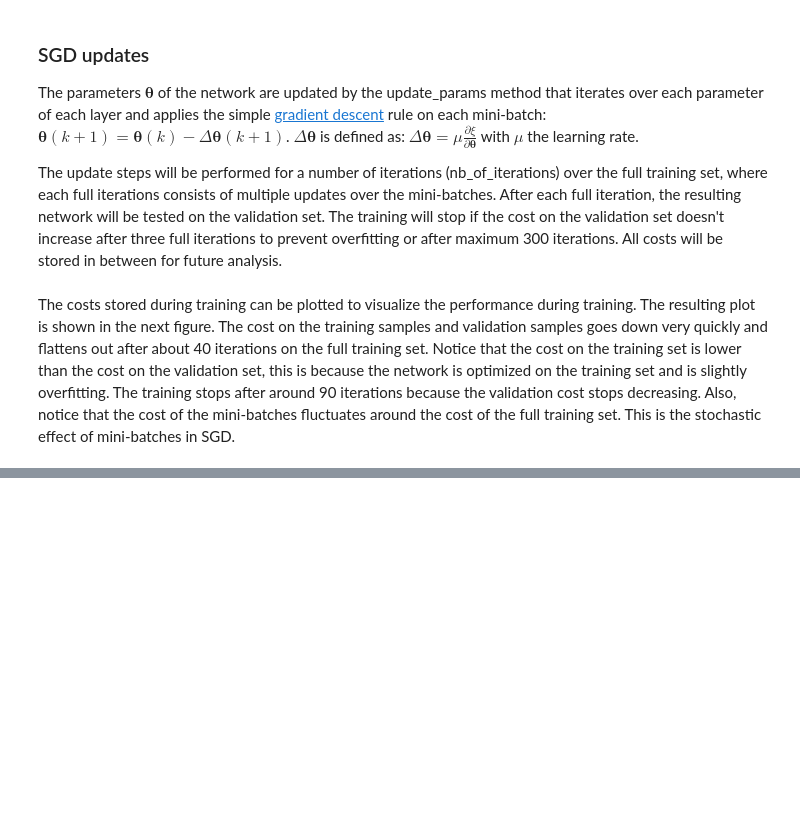
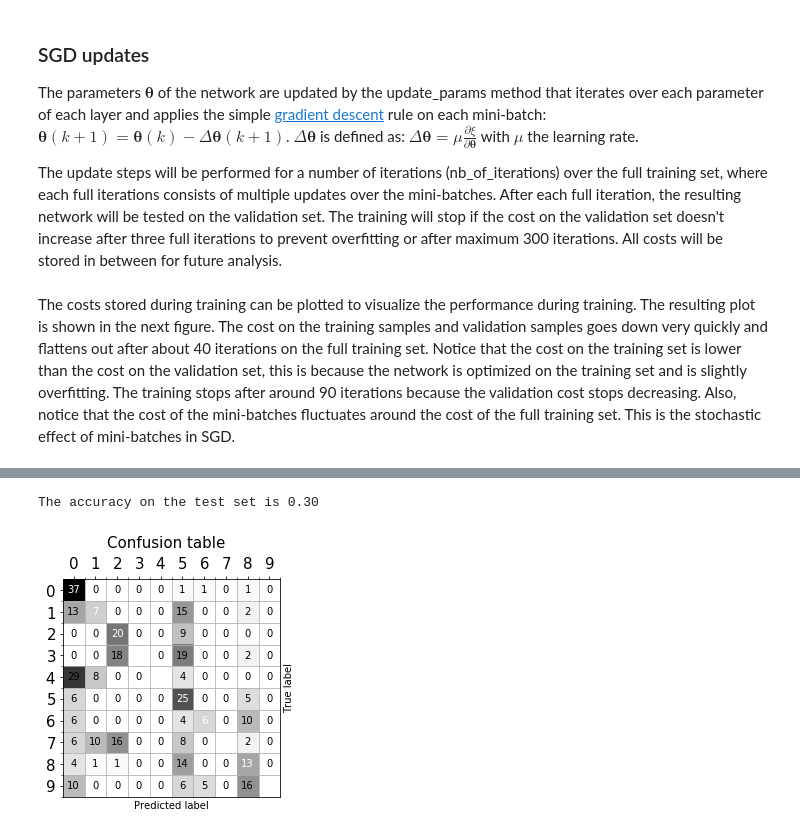
Before and after one commit to TarrySingh/Artificial-Intelligence-Deep-Learning-Machine-Learning-Tutorials, a Jupyter notebook: deep-learning/Generelizing Mutiple Layers.ipynb, the cells around one changed output, grey strips where cells are left out. Drawn from its saved outputs; the diff is of its cells as text; code cells hidden in the pictures; blank space fills up the shorter version.

Commit message:
Generelizing Multiple Layers in Neural Network

```diff
--- a/deep-learning/Generelizing Mutiple Layers.ipynb
+++ b/deep-learning/Generelizing Mutiple Layers.ipynb
@@ -332,7 +334,7 @@ def update_params(layers, param_grads, learning_rate):
     by gradient descent with the given learning rate.
     """
     for layer, layer_backprop_grads in zip(layers, param_grads):
-        for param, grad in itertools.zip(layer.get_params_iter(), layer_backprop_grads):
+        for param, grad in itertools.zip_longest(layer.get_params_iter(), layer_backprop_grads):
             # The parameter returned by the iterator point to the memory space of
             #  the original layer and can thus be modified inplace.
             param -= learning_rate * grad  # Update each parameter
@@ -392,0 +406,43 @@ plt.show()
+# %%
+# Get results of test data
+y_true = np.argmax(T_test, axis=1)  # Get the target outputs
+activations = forward_step(X_test, layers)  # Get activation of test samples
+y_pred = np.argmax(activations[-1], axis=1)  # Get the predictions made by the network
+test_accuracy = metrics.accuracy_score(y_true, y_pred)  # Test set accuracy
+print('The accuracy on the test set is {:.2f}'.format(test_accuracy))
+# %% [output]
+The accuracy on the test set is 0.30
+# %%
+# Show confusion table
+conf_matrix = metrics.confusion_matrix(y_true, y_pred, labels=None)  # Get confustion matrix
+# Plot the confusion table
+class_names = ['${:d}$'.format(x) for x in range(0, 10)]  # Digit class names
+fig = plt.figure()
+ax = fig.add_subplot(111)
+# Show class labels on each axis
+ax.xaxis.tick_top()
+major_ticks = range(0,10)
+minor_ticks = [x + 0.5 for x in range(0, 10)]
+ax.xaxis.set_ticks(major_ticks, minor=False)
+ax.yaxis.set_ticks(major_ticks, minor=False)
+ax.xaxis.set_ticks(minor_ticks, minor=True)
+ax.yaxis.set_ticks(minor_ticks, minor=True)
+ax.xaxis.set_ticklabels(class_names, minor=False, fontsize=15)
+ax.yaxis.set_ticklabels(class_names, minor=False, fontsize=15)
+# Set plot labels
+ax.yaxis.set_label_position("right")
+ax.set_xlabel('Predicted label')
+ax.set_ylabel('True label')
+fig.suptitle('Confusion table', y=1.03, fontsize=15)
+# Show a grid to seperate digits
+ax.grid(b=True, which=u'minor')
+# Color each grid cell according to the number classes predicted
+ax.imshow(conf_matrix, interpolation='nearest', cmap='binary')
+# Show the number of samples in each cell
+for x in range(conf_matrix.shape[0]):
+    for y in range(conf_matrix.shape[1]):
+        color = 'w' if x == y else 'k'
+        ax.text(x, y, conf_matrix[y,x], ha="center", va="center", color=color)
+plt.show()
+# %% [output]
+[figure, added]
```
Also changed, not shown: parts of 3 cells of this notebook, 7 other files.
